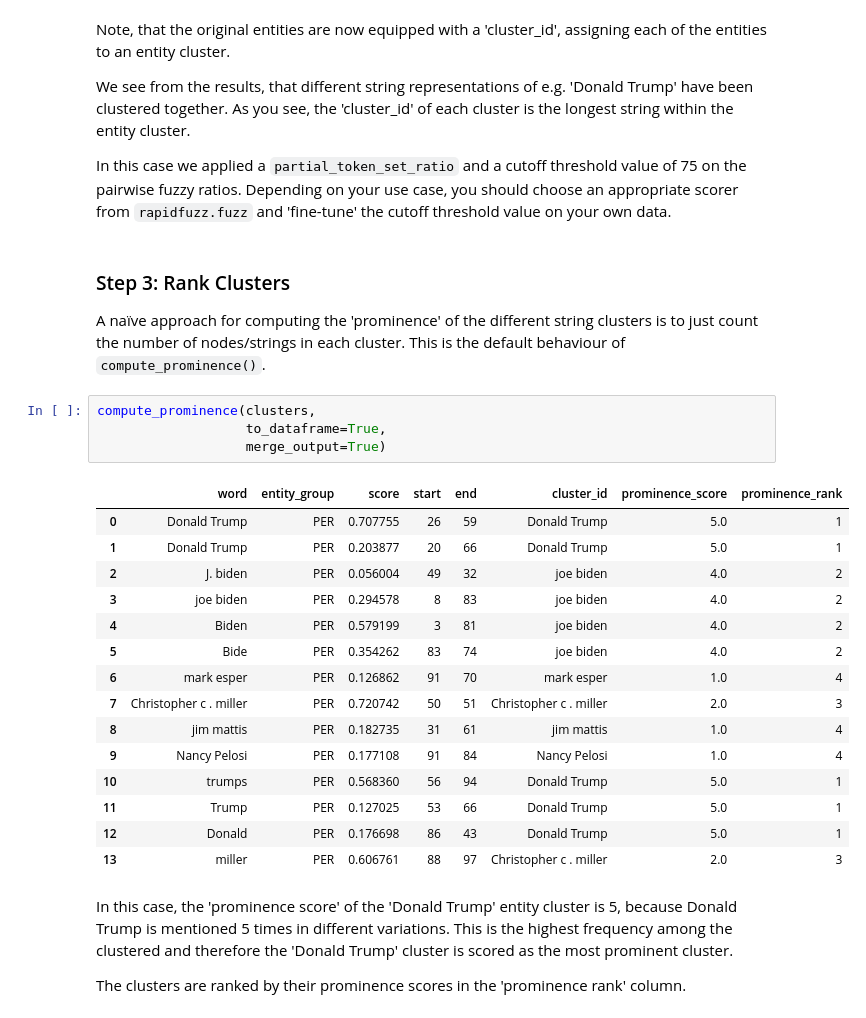
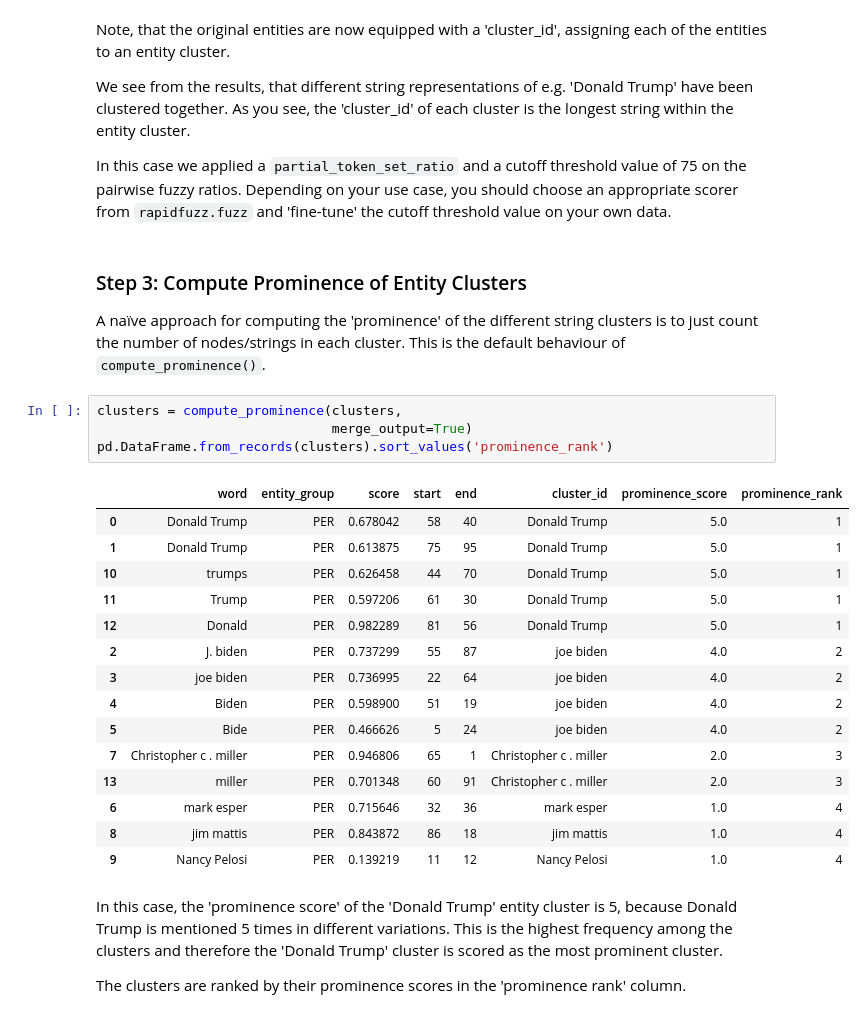
Before and after one commit to ebanalyse/fuzzup, a Jupyter notebook: docs/showcase.ipynb, the cells around one changed output. Cells and saved outputs as stored; diff of their text form.

```diff
--- a/docs/showcase.ipynb
+++ b/docs/showcase.ipynb
@@ -134,29 +132,29 @@ We see from the results, that different string representations of e.g. 'Donald T
 
 In this case we applied a `partial_token_set_ratio` and a cutoff threshold value of 75 on the pairwise fuzzy ratios. Depending on your use case, you should choose an appropriate scorer from `rapidfuzz.fuzz` and 'fine-tune' the cutoff threshold value on your own data.
 # %% [markdown]
-### Step 3: Rank Clusters
+### Step 3: Compute Prominence of Entity Clusters
 A naïve approach for computing the 'prominence' of the different string clusters is to just count the number of nodes/strings in each cluster. This is the default behaviour of `compute_prominence()`.
-# %%
-compute_prominence(clusters,
-                   to_dataframe=True,
-                   merge_output=True)
-# %% [output]
-|  | word | entity_group | score | start | end | cluster_id | prominence_score | prominence_rank |
-| 0 | Donald Trump | PER | 0.707755 | 26 | 59 | Donald Trump | 5.0 | 1 |
-| 1 | Donald Trump | PER | 0.203877 | 20 | 66 | Donald Trump | 5.0 | 1 |
-| 2 | J. biden | PER | 0.056004 | 49 | 32 | joe biden | 4.0 | 2 |
-| 3 | joe biden | PER | 0.294578 | 8 | 83 | joe biden | 4.0 | 2 |
-| 4 | Biden | PER | 0.579199 | 3 | 81 | joe biden | 4.0 | 2 |
-| 5 | Bide | PER | 0.354262 | 83 | 74 | joe biden | 4.0 | 2 |
-| 6 | mark esper | PER | 0.126862 | 91 | 70 | mark esper | 1.0 | 4 |
-| 7 | Christopher c . miller | PER | 0.720742 | 50 | 51 | Christopher c . miller | 2.0 | 3 |
-| 8 | jim mattis | PER | 0.182735 | 31 | 61 | jim mattis | 1.0 | 4 |
-| 9 | Nancy Pelosi | PER | 0.177108 | 91 | 84 | Nancy Pelosi | 1.0 | 4 |
-| 10 | trumps | PER | 0.568360 | 56 | 94 | Donald Trump | 5.0 | 1 |
-| 11 | Trump | PER | 0.127025 | 53 | 66 | Donald Trump | 5.0 | 1 |
-| 12 | Donald | PER | 0.176698 | 86 | 43 | Donald Trump | 5.0 | 1 |
-| 13 | miller | PER | 0.606761 | 88 | 97 | Christopher c . miller | 2.0 | 3 |
+# %%
+clusters = compute_prominence(clusters,
+                              merge_output=True)
+pd.DataFrame.from_records(clusters).sort_values('prominence_rank')
+# %% [output]
+|  | word | entity_group | score | start | end | cluster_id | prominence_score | prominence_rank |
+| 0 | Donald Trump | PER | 0.678042 | 58 | 40 | Donald Trump | 5.0 | 1 |
+| 1 | Donald Trump | PER | 0.613875 | 75 | 95 | Donald Trump | 5.0 | 1 |
+| 10 | trumps | PER | 0.626458 | 44 | 70 | Donald Trump | 5.0 | 1 |
+| 11 | Trump | PER | 0.597206 | 61 | 30 | Donald Trump | 5.0 | 1 |
+| 12 | Donald | PER | 0.982289 | 81 | 56 | Donald Trump | 5.0 | 1 |
+| 2 | J. biden | PER | 0.737299 | 55 | 87 | joe biden | 4.0 | 2 |
+| 3 | joe biden | PER | 0.736995 | 22 | 64 | joe biden | 4.0 | 2 |
+| 4 | Biden | PER | 0.598900 | 51 | 19 | joe biden | 4.0 | 2 |
+| 5 | Bide | PER | 0.466626 | 5 | 24 | joe biden | 4.0 | 2 |
+| 7 | Christopher c . miller | PER | 0.946806 | 65 | 1 | Christopher c . miller | 2.0 | 3 |
+| 13 | miller | PER | 0.701348 | 60 | 91 | Christopher c . miller | 2.0 | 3 |
+| 6 | mark esper | PER | 0.715646 | 32 | 36 | mark esper | 1.0 | 4 |
+| 8 | jim mattis | PER | 0.843872 | 86 | 18 | jim mattis | 1.0 | 4 |
+| 9 | Nancy Pelosi | PER | 0.139219 | 11 | 12 | Nancy Pelosi | 1.0 | 4 |
 # %% [markdown]
-In this case, the 'prominence score' of the 'Donald Trump' entity cluster is 5, because Donald Trump is mentioned 5 times in different variations. This is the highest frequency among the clustered and therefore the 'Donald Trump' cluster is scored as the most prominent cluster.
+In this case, the 'prominence score' of the 'Donald Trump' entity cluster is 5, because Donald Trump is mentioned 5 times in different variations. This is the highest frequency among the clusters and therefore the 'Donald Trump' cluster is scored as the most prominent cluster.
 
 The clusters are ranked by their prominence scores in the 'prominence rank' column.
```
Also changed, not shown: parts of 13 cells of this notebook, 7 other files.
